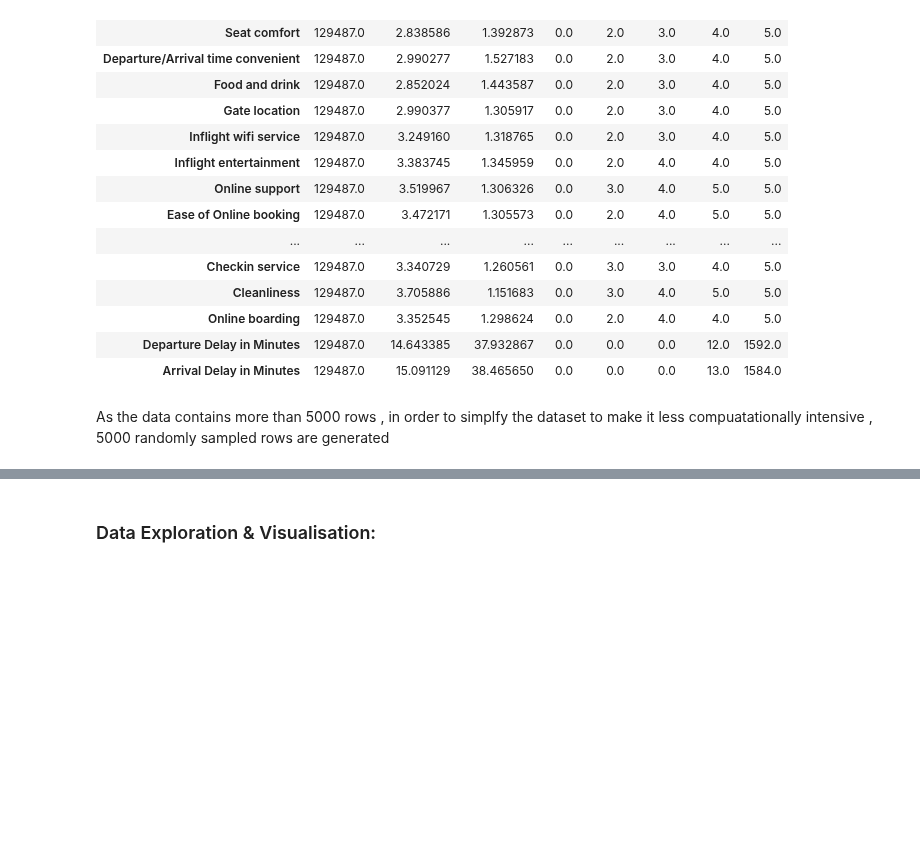
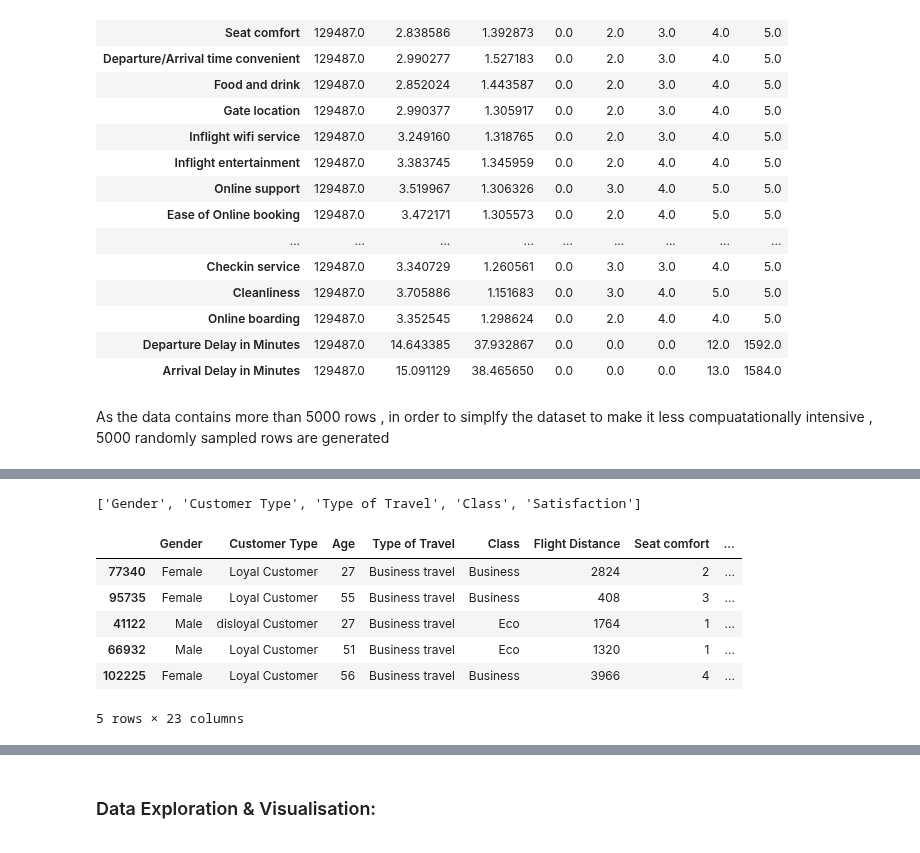
Before and after one commit to Mattjben/Passeneger-satisfaction-machine-learning, a Jupyter notebook: Phase 1_Airplane.ipynb, the cells around one changed output, grey strips where cells are left out. Drawn from its saved outputs; the diff is of its cells as text; code cells hidden in the pictures; blank space fills up the shorter version.

```diff
--- a/Phase 1_Airplane.ipynb
+++ b/Phase 1_Airplane.ipynb
@@ -345,0 +364,20 @@ airplane_df.sample(10, random_state=111)
+# %%
+'''airplane_df['Age'] = pd.qcut(airplane_df['Age'],
+                              q = 3,
+                              labels=['young', 'middle_aged', 'old'])
+print(airplane_df['Age'].value_counts())
+
+airplane_df['Flight Distance'] = pd.qcut(airplane_df['Flight Distance'],
+                              q = 5,
+                              labels=['very short', 'short', 'medium', 'long', 'very long'])
+print(airplane_df['Flight Distance'].value_counts())
+
+airplane_df['Departure Delay in Minutes'] = pd.qcut(airplane_df['Departure Delay in Minutes'],
+                              q = 5,
+                              labels=['very short', 'short', 'medium', 'long', 'very long'])
+print(airplane_df['Departure Delay in Minutes'].value_counts())
+
+airplane_df['Arrival Delay in Minutes'] = pd.qcut(airplane_df['Arrival Delay in Minutes'],
+                              q = 5,
+                              labels=['very short', 'short', 'medium', 'long', 'very long'])
+print(airplane_df['Arrival Delay in Minutes'].value_counts())   '''
@@ -345,0 +392,17 @@ airplane_df.sample(10, random_state=111)
+# %%
+# Creating a categorical columns list to be used with get_dummies()
+categorical_cols = airplane_df.columns[airplane_df.dtypes==object].tolist()
+categorical_cols
+# %% [output]
+['Gender', 'Customer Type', 'Type of Travel', 'Class', 'Satisfaction']
+# %%
+# CHecking dataframe pre-encoding
+airplane_df.head()
+# %% [output]
+|  | Gender | Customer Type | Age | Type of Travel | Class | Flight Distance | Seat comfort | ... |
+| 77340 | Female | Loyal Customer | 27 | Business travel | Business | 2824 | 2 | ... |
+| 95735 | Female | Loyal Customer | 55 | Business travel | Business | 408 | 3 | ... |
+| 41122 | Male | disloyal Customer | 27 | Business travel | Eco | 1764 | 1 | ... |
+| 66932 | Male | Loyal Customer | 51 | Business travel | Eco | 1320 | 1 | ... |
+| 102225 | Female | Loyal Customer | 56 | Business travel | Business | 3966 | 4 | ... |
+5 rows × 23 columns
```
Also changed, not shown: parts of 13 cells of this notebook.
